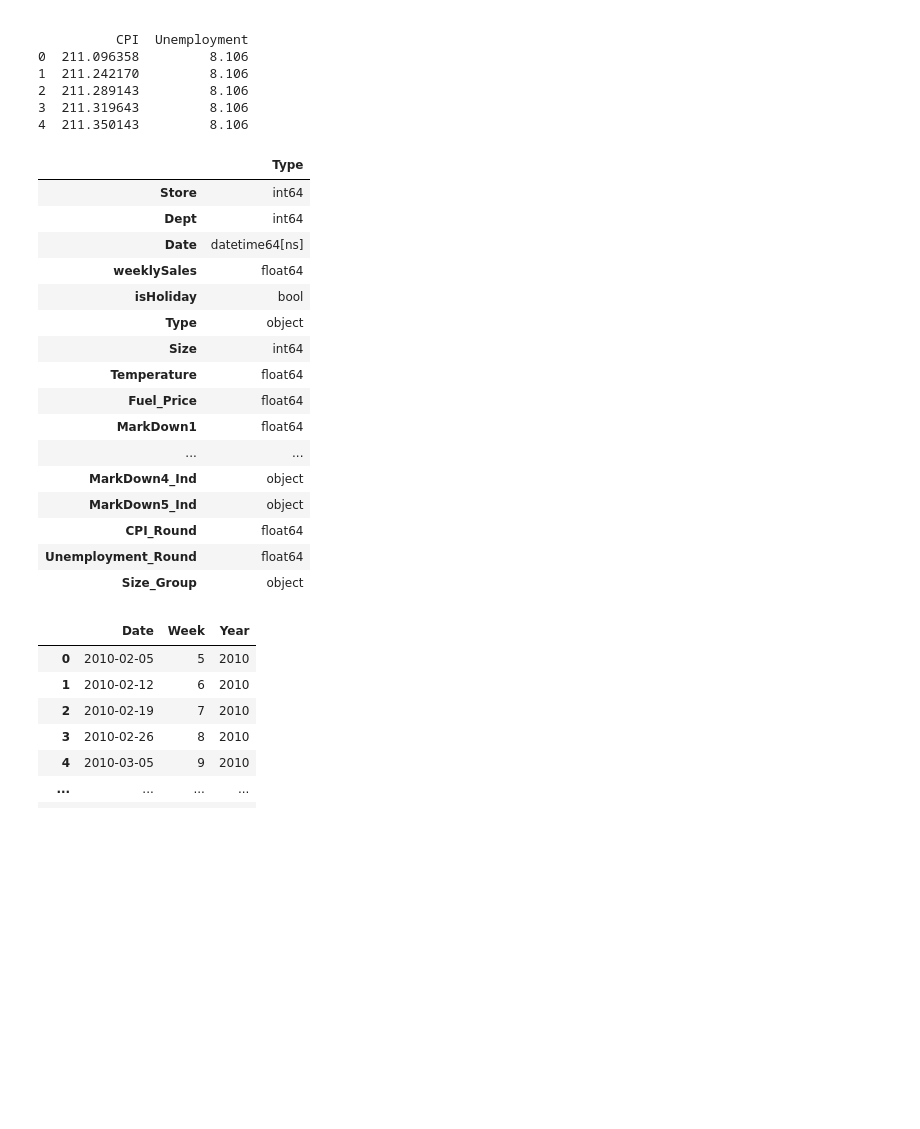
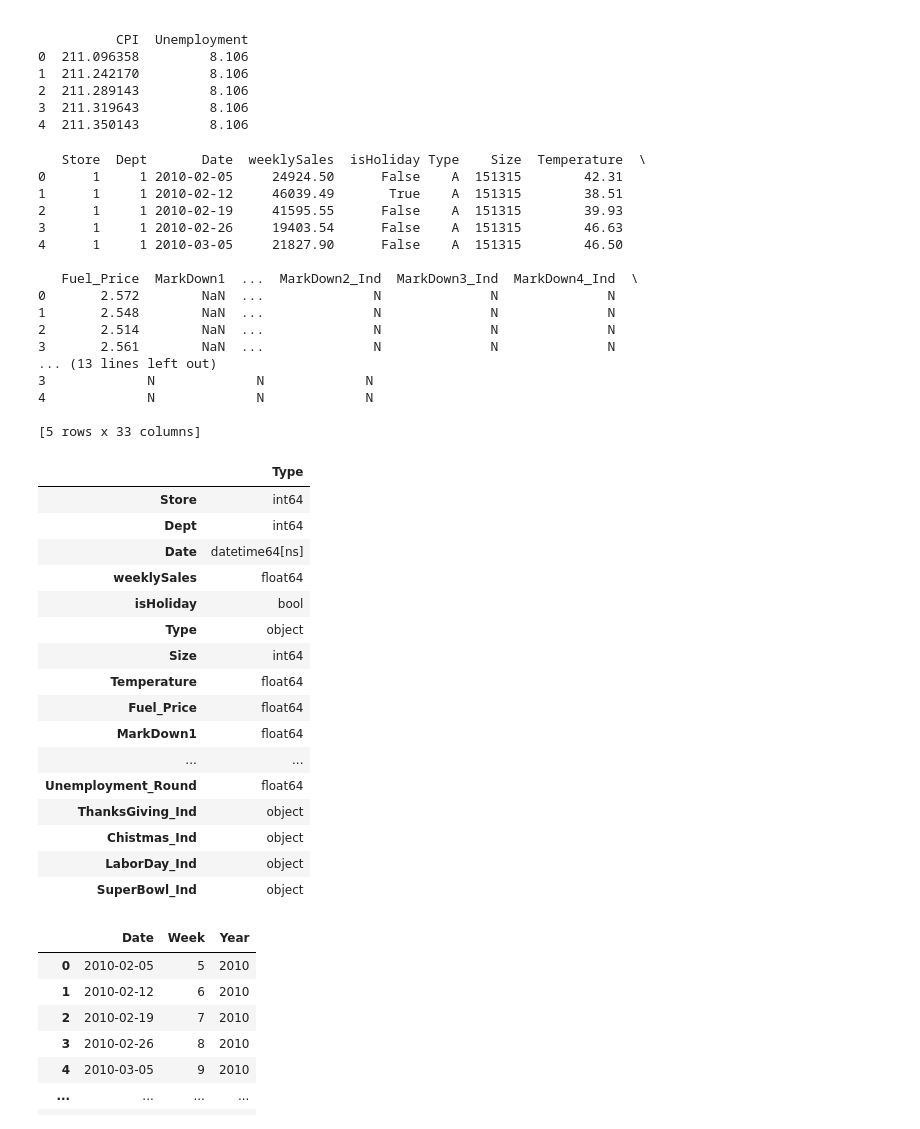
Before and after one commit to Farlein/Walmart_Sales, a Jupyter notebook: Walmart_Sale_Predication.ipynb, the cells around one changed output. Drawn from its saved outputs; the diff is of its cells as text; code cells hidden in the pictures; blank space fills up the shorter version.

```diff
--- a/Walmart_Sale_Predication.ipynb
+++ b/Walmart_Sale_Predication.ipynb
@@ -81,8 +81,10 @@ print(train_dataset.head(5))
 4  211.350143         8.106
 # %%
 # Data Managment
-train_dataset['Week'] = train_dataset.Date.dt.isocalendar().week
-train_dataset['Year'] = train_dataset.Date.dt.isocalendar().year
+
+train_dataset['Week'] = train_dataset.Date.dt.week
+train_dataset['Month'] = train_dataset.Date.dt.month
+train_dataset['Year'] = train_dataset.Date.dt.year
 
 conditions = [
     train_dataset['Size'] < 100000,
@@ -92,38 +94,62 @@ conditions = [
 choices = ["Small", "Medium", "Large"]
 train_dataset['Size_Group'] = np.select(conditions, choices)
 
 train_dataset['CPI_Group'] = train_dataset['CPI'].apply(lambda x: 'Low' if x < 160 else 'High')
 train_dataset['Unemployment_Group'] = train_dataset['Unemployment'].apply(lambda x: 'Low' if x < 5 else 'High')
 
 
 train_dataset['MarkDown1_Ind'] = train_dataset['MarkDown1'].apply(lambda x: 'N' if pd.isna(x) else 'Y')
 train_dataset['MarkDown2_Ind'] = train_dataset['MarkDown2'].apply(lambda x: 'N' if pd.isna(x) else 'Y')
 train_dataset['MarkDown3_Ind'] = train_dataset['MarkDown3'].apply(lambda x: 'N' if pd.isna(x) else 'Y')
 train_dataset['MarkDown4_Ind'] = train_dataset['MarkDown4'].apply(lambda x: 'N' if pd.isna(x) else 'Y')
 train_dataset['MarkDown5_Ind'] = train_dataset['MarkDown5'].apply(lambda x: 'N' if pd.isna(x) else 'Y')
 
 train_dataset['CPI_Round'] = train_dataset['CPI'].round(decimals=0)
 train_dataset['Unemployment_Round'] = train_dataset['Unemployment'].round(decimals=0)
 
+train_dataset['ThanksGiving_Ind'] = np.where((train_dataset['Month'] == 11) & (train_dataset['isHoliday'] == 1), 'Y', 'N')
+train_dataset['Chistmas_Ind'] = np.where((train_dataset['Month'] == 12) & (train_dataset['isHoliday'] == 1), 'Y', 'N')
+train_dataset['LaborDay_Ind'] = np.where((train_dataset['Month'] == 9) & (train_dataset['isHoliday'] == 1), 'Y', 'N')
+train_dataset['SuperBowl_Ind'] = np.where((train_dataset['Month'] == 2) & (train_dataset['isHoliday'] == 1), 'Y', 'N')
+
+print(train_dataset.head(5))
+
 pd.DataFrame(train_dataset.dtypes, columns=['Type'])
 # %% [output]
+   Store  Dept       Date  weeklySales  isHoliday Type    Size  Temperature  \
+0      1     1 2010-02-05     24924.50      False    A  151315        42.31
+1      1     1 2010-02-12     46039.49       True    A  151315        38.51
+2      1     1 2010-02-19     41595.55      False    A  151315        39.93
+3      1     1 2010-02-26     19403.54      False    A  151315        46.63
+4      1     1 2010-03-05     21827.90      False    A  151315        46.50
+
+   Fuel_Price  MarkDown1  ...  MarkDown2_Ind  MarkDown3_Ind  MarkDown4_Ind  \
+0       2.572        NaN  ...              N              N              N
+1       2.548        NaN  ...              N              N              N
+2       2.514        NaN  ...              N              N              N
+3       2.561        NaN  ...              N              N              N
+... (13 lines left out)
+3             N             N             N
+4             N             N             N
+
+[5 rows x 33 columns]
 |  | Type |
 | Store | int64 |
 | Dept | int64 |
 | Date | datetime64[ns] |
 | weeklySales | float64 |
 | isHoliday | bool |
 | Type | object |
 | Size | int64 |
 | Temperature | float64 |
 | Fuel_Price | float64 |
 | MarkDown1 | float64 |
 | ... | ... |
-| MarkDown4_Ind | object |
-| MarkDown5_Ind | object |
-| CPI_Round | float64 |
 | Unemployment_Round | float64 |
-| Size_Group | object |
+| ThanksGiving_Ind | object |
+| Chistmas_Ind | object |
+| LaborDay_Ind | object |
+| SuperBowl_Ind | object |
 # %%
 # Descriptive Analysis
 train_dataset.Store.unique()
```
Also changed, not shown: parts of 3 cells of this notebook.
